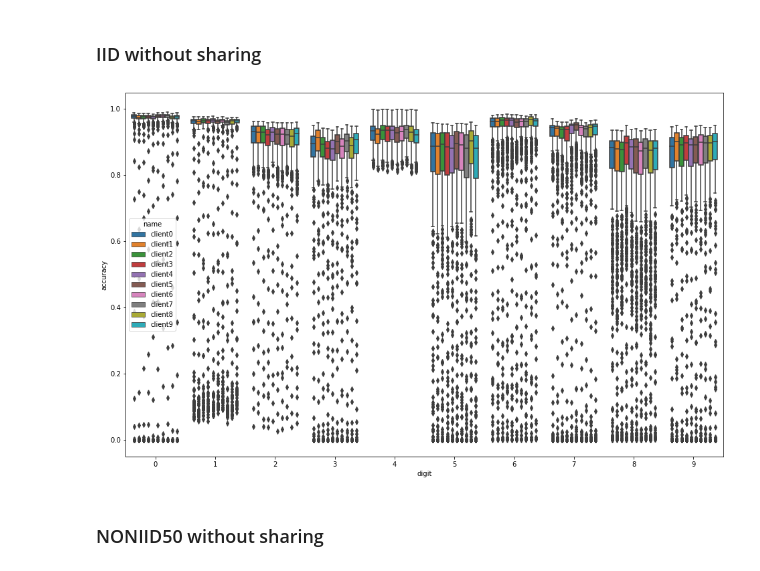
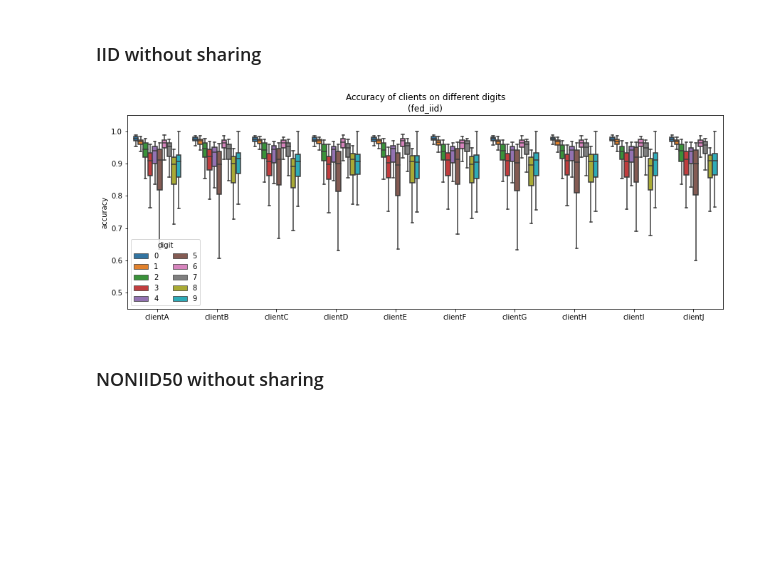
Before and after one commit to alelevente/FeLeSh, a Jupyter notebook: src/3_evaluation/adversarial_performance.ipynb, the cells around one changed output. Cells and saved outputs as stored; diff of their text form; code cells hidden in the pictures; blank space fills up the shorter version.

Commit message:
new plots for the paper

```diff
--- a/src/3_evaluation/adversarial_performance.ipynb
+++ b/src/3_evaluation/adversarial_performance.ipynb
@@ -32,18 +32,30 @@ def process_paths(measurement_case, create_dir=True,
 
 Plotting accuracy per digit per participants
 # %%
-def plot_raw_accuracies(meas_case):
-    measurement_path, plot_save_path = process_paths(meas_case, train_round=0)
+def plot_raw_accuracies(meas_case, train_round=0, numeric_client=True):
+    measurement_path, plot_save_path = process_paths(meas_case, train_round=train_round)
     acc_data = pd.read_csv(measurement_path+"adv_results.csv")
-    plt.figure(figsize=[16, 10])
-    sns.boxplot(x = "digit", y="accuracy", hue="name", data=acc_data,
-               hue_order=["client%d"%i for i in range(10)])
+    if not(numeric_client):
+        for i in range(10):
+            acc_data["name"] = acc_data["name"].replace(to_replace="client%d"%i, value="client"+chr(ord('A')+i))
+    plt.figure(figsize=[15, 5])
+    '''sns.boxplot(x = "digit", y="accuracy", hue="name", data=acc_data,
+               hue_order=["client%d"%i for i in range(10)] if numeric_client else ["client"+chr(ord('A')+i) for i in range(10)],
+               whis=[.95, 1.15],
+               showfliers=False)'''
+    sns.boxplot(x = "name", y="accuracy", hue="digit", data=acc_data,
+               order=["client%d"%i for i in range(10)] if numeric_client else ["client"+chr(ord('A')+i) for i in range(10)],
+               showfliers=False,)#orient="h")
+    plt.title("Accuracy of clients on different digits\n(%s)"%meas_case)
+    plt.legend(title="digit", ncol=2, loc="lower left")
+    plt.xlabel("")
+    plt.ylim((0.45, 1.05))
 # %% [markdown]
 ### IID without sharing
 # %%
-plot_raw_accuracies("fed_iid")
+plot_raw_accuracies("fed_iid", numeric_client=False)
 # %% [output]
-[figure, old version]
+[figure, new version]
 # %% [markdown]
 ### NONIID50 without sharing
 # %%
```
Also changed, not shown: parts of 3 cells of this notebook, 1 other file.
